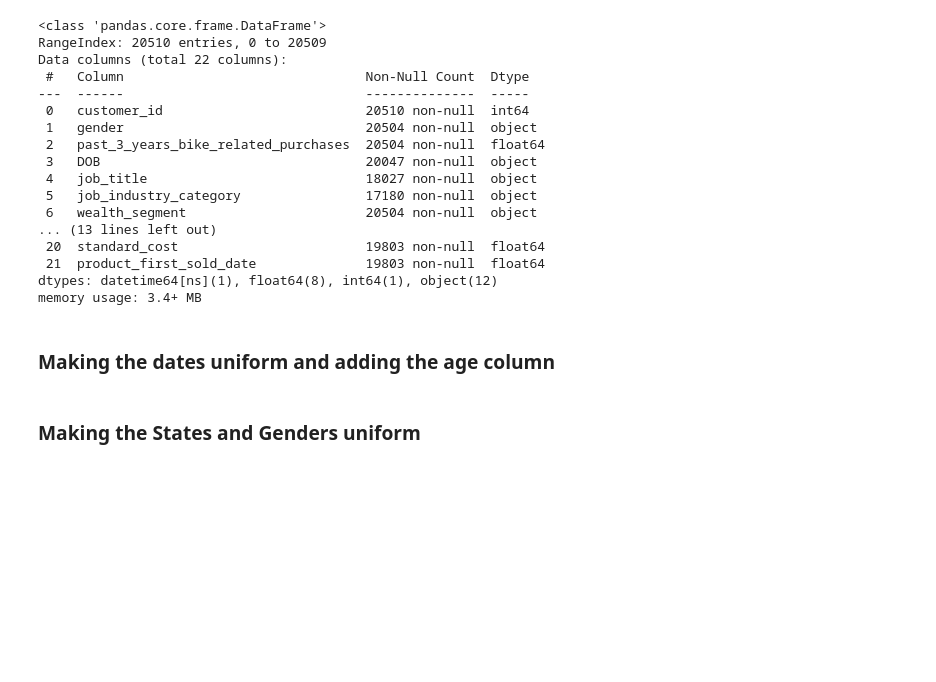
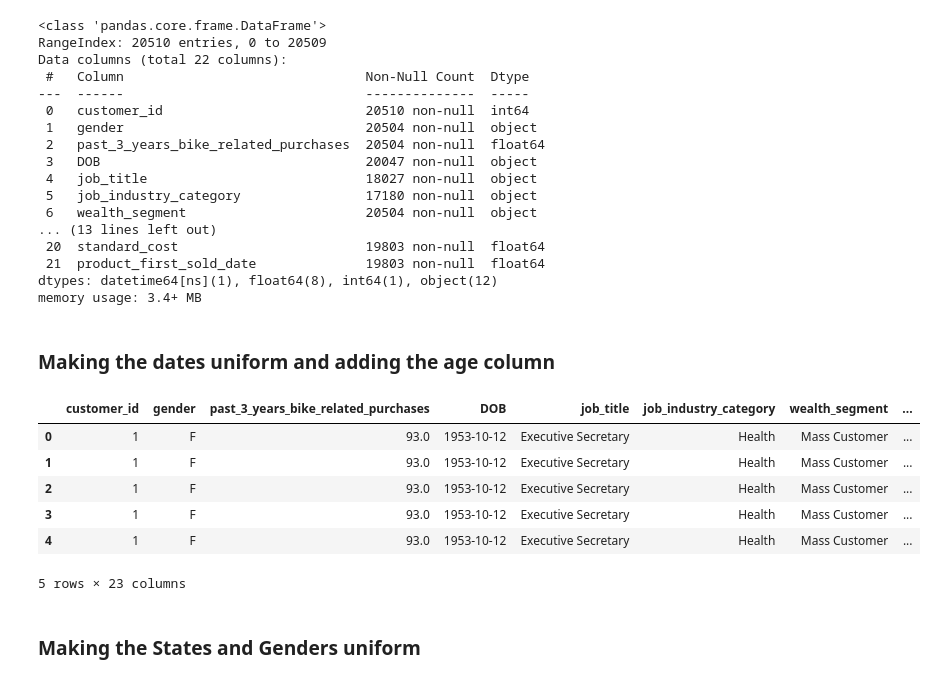
Before and after one commit to notcostheta/internship-speedrun, a Jupyter notebook: kpmg/task2.ipynb, the cells around one changed output. Drawn from its saved outputs; the diff is of its cells as text; code cells hidden in the pictures; blank space fills up the shorter version.

```diff
--- a/kpmg/task2.ipynb
+++ b/kpmg/task2.ipynb
@@ -201,3 +202,13 @@ master_stripped['product_age'] = (master_stripped['product_age'] / 365.25).abs()
+# %%
+master_stripped.head()
+# %% [output]
+|  | customer_id | gender | past_3_years_bike_related_purchases | DOB | job_title | job_industry_category | wealth_segment | ... |
+| 0 | 1 | F | 93.0 | 1953-10-12 | Executive Secretary | Health | Mass Customer | ... |
+| 1 | 1 | F | 93.0 | 1953-10-12 | Executive Secretary | Health | Mass Customer | ... |
+| 2 | 1 | F | 93.0 | 1953-10-12 | Executive Secretary | Health | Mass Customer | ... |
+| 3 | 1 | F | 93.0 | 1953-10-12 | Executive Secretary | Health | Mass Customer | ... |
+| 4 | 1 | F | 93.0 | 1953-10-12 | Executive Secretary | Health | Mass Customer | ... |
+5 rows × 23 columns
 # %% [markdown]
 ### Making the States and Genders uniform
 # %%
```
Also changed, not shown: parts of 7 cells of this notebook, 1 other file.
